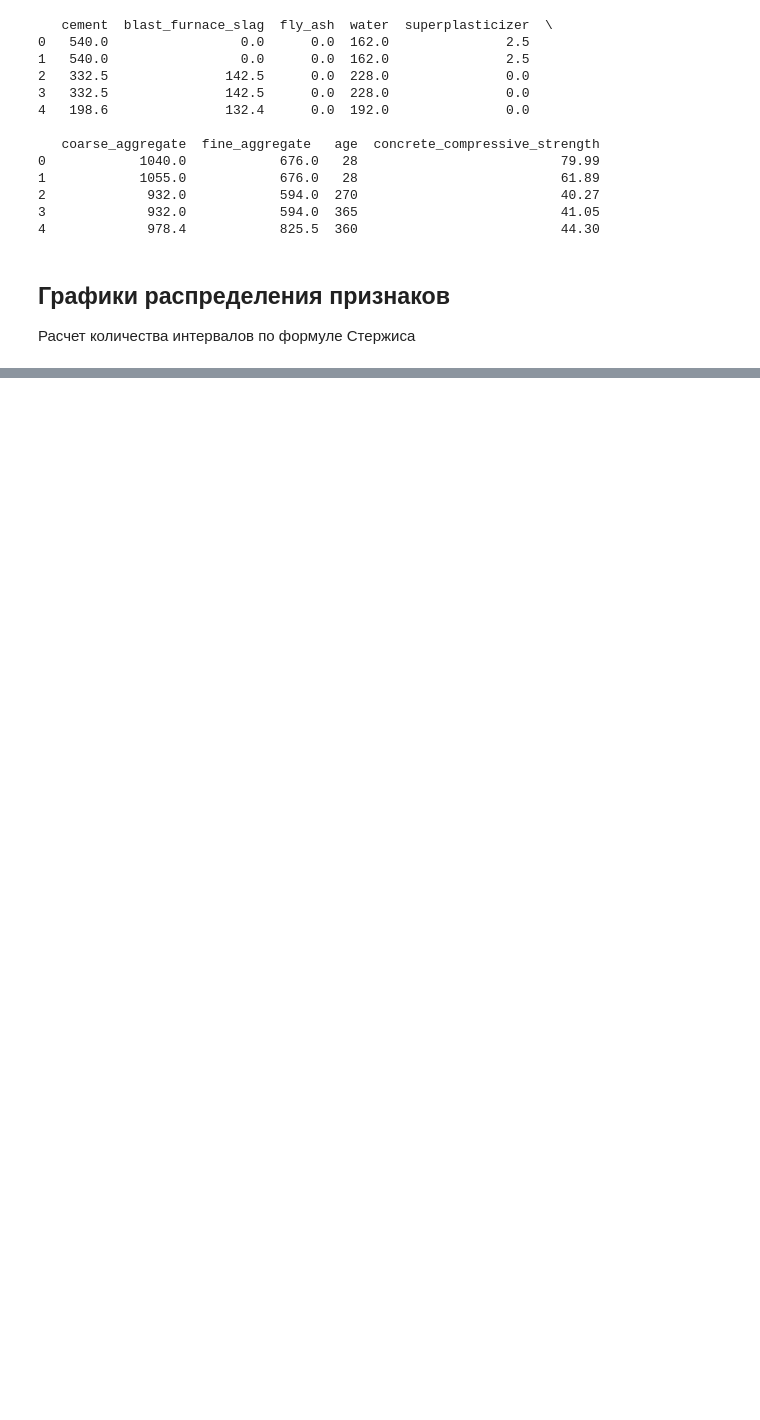
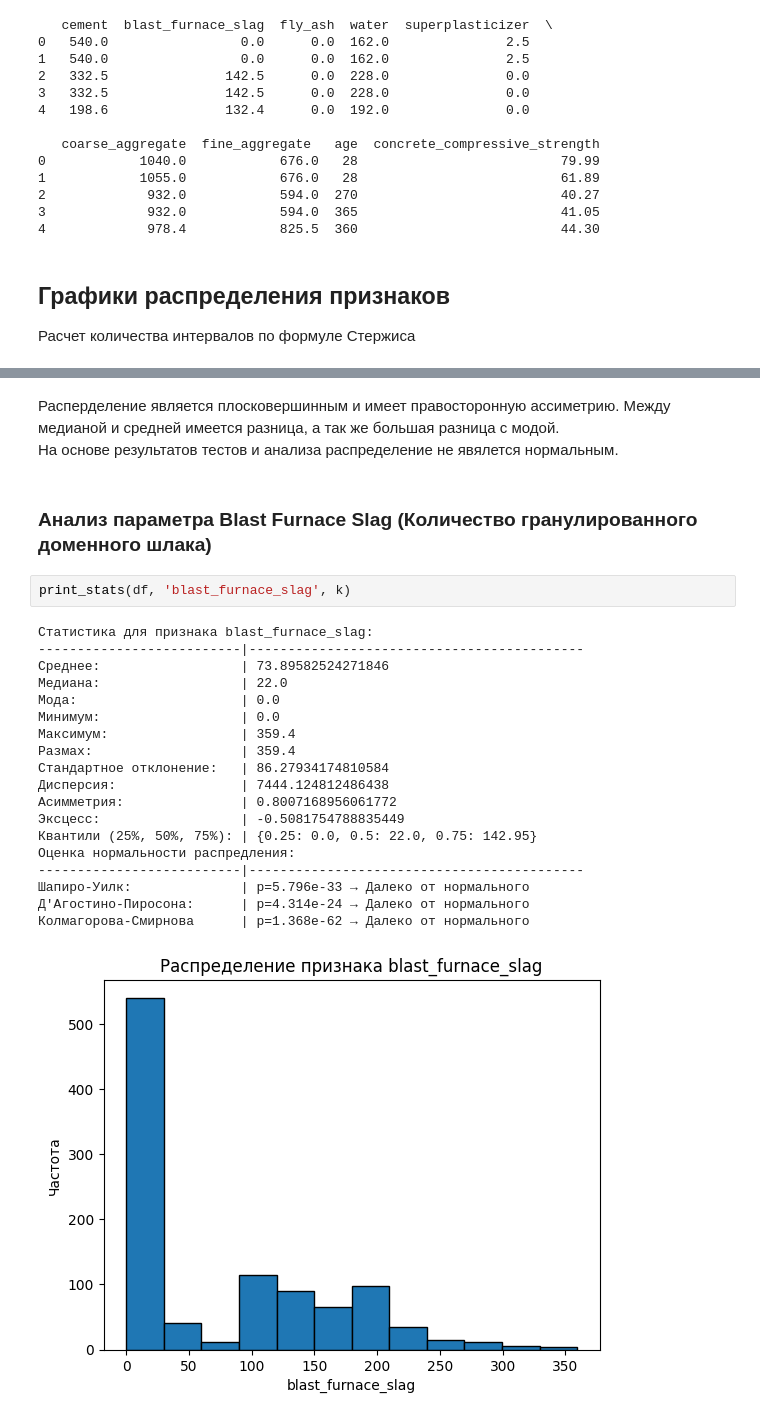
Before and after one commit to olesya1119/ML, a Jupyter notebook: lab1/notebook.ipynb, the cells around one changed output, grey strips where cells are left out. Saved outputs shown, nothing was run; the diff lists cells and outputs as text; blank space fills up the shorter version.

```diff
--- a/lab1/notebook.ipynb
+++ b/lab1/notebook.ipynb
@@ -140,0 +151,27 @@ plt.show()
+# %% [markdown]
+Расперделение является плосковершинным и имеет правосторонную ассиметрию. Между медианой и средней имеется разница, а так же большая разница с модой.
+На основе результатов тестов и анализа распределение не явялется нормальным.
+# %% [markdown]
+### Анализ параметра Blast Furnace Slag (Количество гранулированного доменного шлака)
+# %%
+print_stats(df, 'blast_furnace_slag', k)
+# %% [output]
+Статистика для признака blast_furnace_slag:
+--------------------------|-------------------------------------------
+Среднее:                  | 73.89582524271846
+Медиана:                  | 22.0
+Мода:                     | 0.0
+Минимум:                  | 0.0
+Максимум:                 | 359.4
+Размах:                   | 359.4
+Стандартное отклонение:   | 86.27934174810584
+Дисперсия:                | 7444.124812486438
+Асимметрия:               | 0.8007168956061772
+Эксцесс:                  | -0.5081754788835449
+Квантили (25%, 50%, 75%): | {0.25: 0.0, 0.5: 22.0, 0.75: 142.95}
+Оценка нормальности распредления:
+--------------------------|-------------------------------------------
+Шапиро-Уилк:              | p=5.796e-33 → Далеко от нормального
+Д'Агостино-Пиросона:      | p=4.314e-24 → Далеко от нормального
+Колмагорова-Смирнова      | p=1.368e-62 → Далеко от нормального
+[figure, added]
```
Also changed, not shown: parts of 35 cells of this notebook, 1 other file.
